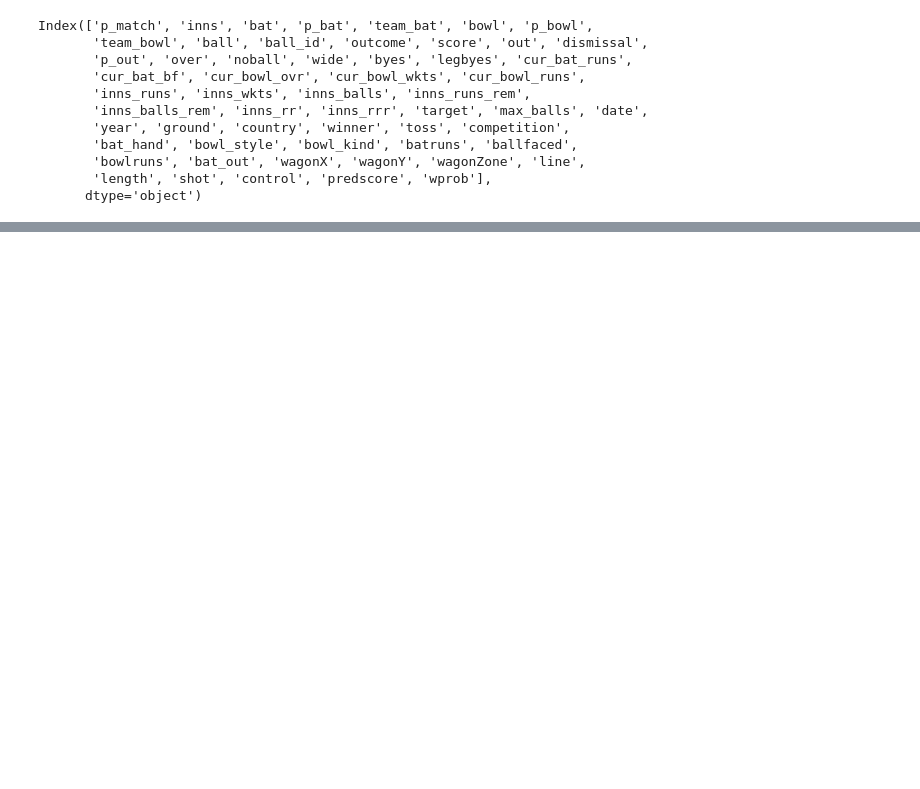
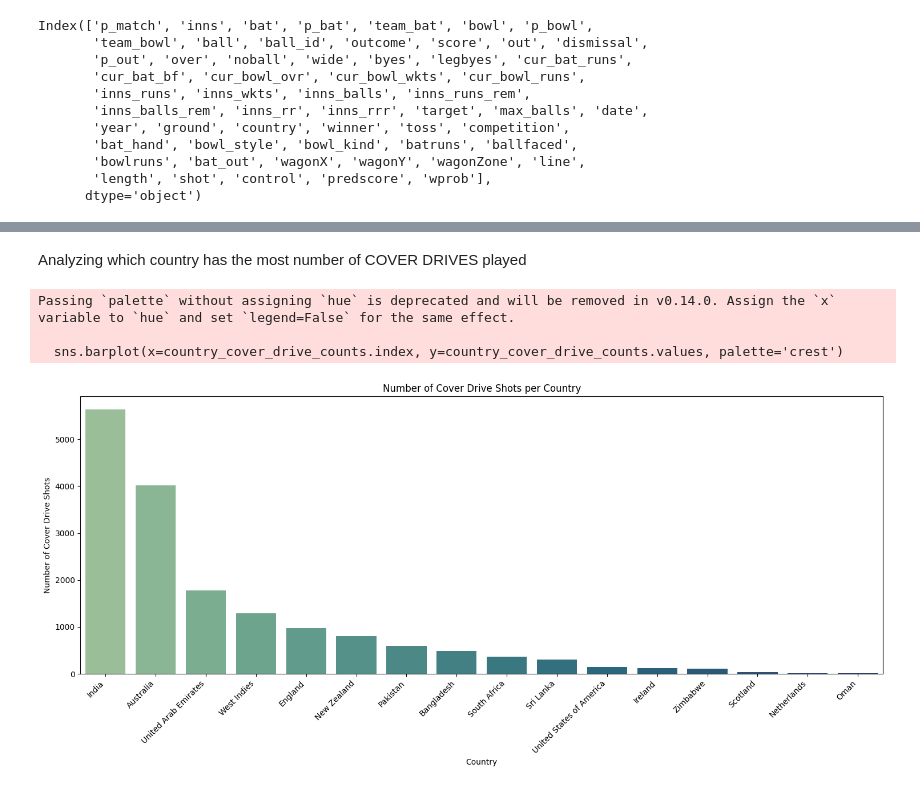
Before and after one commit to Sunay-2103/SunayMukherjee_23FE10CSE00636, a Jupyter notebook: Cricket.ipynb, the cells around one changed output, grey strips where cells are left out. Saved outputs shown, nothing was run; the diff lists cells and outputs as text; code cells hidden in the pictures; blank space fills up the shorter version.

```diff
--- a/Cricket.ipynb
+++ b/Cricket.ipynb
@@ -95,0 +330,13 @@ df['score'].plot.density()
+# %%
+# Create a binary indicator for dismissal
+# True if a dismissal occurred (dismissal column is not NaN), False otherwise
+df['is_dismissal'] = df['dismissal'].notna().astype(int)
+
+# Drop the original 'dismissal' column as its information is now captured in 'is_dismissal'
+df = df.drop(columns=['dismissal'])
+
+print("Value counts for the new 'is_dismissal' column:")
+display(df['is_dismissal'].value_counts())
+
+print("\nFirst 5 rows with the new 'is_dismissal' column and without 'dismissal':")
+display(df[['ball_id', 'outcome', 'score', 'is_dismissal']].head())
@@ -95,0 +409,23 @@ df['score'].plot.density()
+# %% [markdown]
+Analyzing which country has the most number of COVER DRIVES played
+# %%
+# Filter the DataFrame for 'COVER_DRIVE' shots
+cover_drive_shots = df[df['shot'] == 'COVER_DRIVE']
+
+# Count the number of 'COVER_DRIVE' shots per country
+country_cover_drive_counts = cover_drive_shots['country'].value_counts()
+
+# Create a bar plot
+plt.figure(figsize=(15, 7))
+sns.barplot(x=country_cover_drive_counts.index, y=country_cover_drive_counts.values, palette='crest')
+plt.title('Number of Cover Drive Shots per Country')
+plt.xlabel('Country')
+plt.ylabel('Number of Cover Drive Shots')
+plt.xticks(rotation=45, ha='right')
+plt.tight_layout()
+plt.show()
+# %% [output]
+Passing `palette` without assigning `hue` is deprecated and will be removed in v0.14.0. Assign the `x` variable to `hue` and set `legend=False` for the same effect.
+
+  sns.barplot(x=country_cover_drive_counts.index, y=country_cover_drive_counts.values, palette='crest')
+[figure, added]
```
Also changed, not shown: parts of 85 cells of this notebook.
